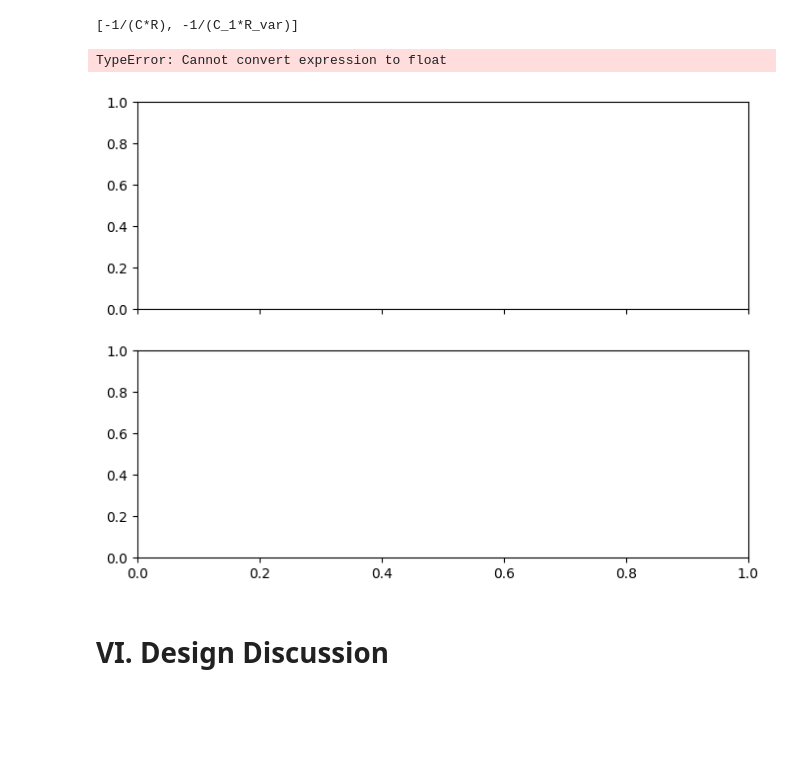
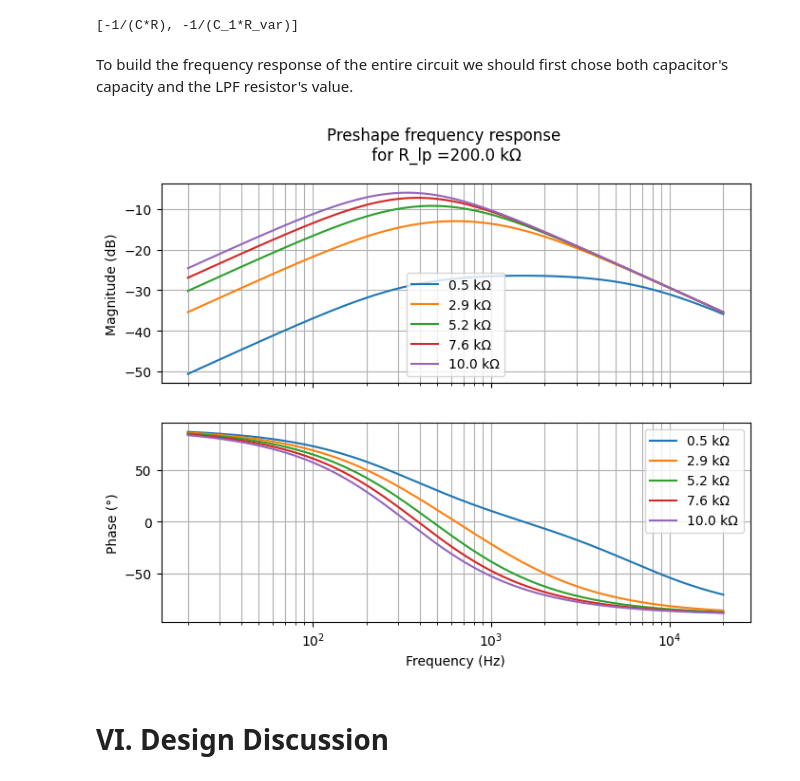
Before and after one commit to TitSo17/custom-fuzz-face, a Jupyter notebook: analysis/notebooks/01_PreShape_filter.ipynb, the cells around one changed output. Cells and saved outputs as stored; diff of their text form; code cells hidden in the pictures; blank space fills up the shorter version.

```diff
--- a/analysis/notebooks/01_PreShape_filter.ipynb
+++ b/analysis/notebooks/01_PreShape_filter.ipynb
@@ -280,42 +284,48 @@ zeros
 poles
 # %% [output]
 [-1/(C*R), -1/(C_1*R_var)]
-# %%
-# Attention ici ce n'est pas ça parce que là on fait varier les 2 resistance et c'est pas le but
-Variable_resistance_bode(H_ps, Resistor_market, 47e-9,(20,200), 1000, "PreShape frequency response")
-# %% [output]
-TypeError: Cannot convert expression to float
-[figure, removed]
+# %% [markdown]
+To build the frequency response of the entire circuit we should first chose both capacitor's capacity and the LPF resistor's value.
 # %%
-# Olala pause j'ai le cerveau en feu ce soir
-f = np.logspace(np.log10(20), np.log10(20000), n)
+f = np.logspace(np.log10(20), np.log10(20000), 1000)
 omega_range = 2*np.pi*f
+
 fig, (ax1, ax2) = plt.subplots(
 2, 1,
 sharex=True,
 figsize=(8,6)
 )
 
+R_lp = 200e3         # LPF resistor's value
+C_lp = 47e-9         # LPF capacitor's capacity
+Lpf = sympy_to_tf(H_lp, 10e3,47e-9)
+
+R_values = np.linspace(500,10e3,5) # Potentiometer's values
 for R_value in R_values:
 
-    sys = sympy_to_tf(H, R_value, C_value)
-    mag, phase, omega = ct.frequency_response(sys, omega_range)
+    Hpf = sympy_to_tf(H_hp, R_value, C_value)
+    Pshape = Hpf*Lpf
+    mag, phase, omega = ct.frequency_response(Pshape, omega_range)
     f = omega / (2*np.pi)
     mag_db = 20*np.log10(mag)
     phase_deg = np.degrees(phase)
 
     ax1.semilogx(f, mag_db, label=f"{R_value/1000:.1f} kΩ")
     ax2.semilogx(f, phase_deg, label=f"{R_value/1000:.1f} kΩ")
 
 # Display settings for a clean view
 ax1.grid(True, which="both")
 ax2.grid(True, which="both")
 ax1.set_ylabel("Magnitude (dB)")
 ax2.set_ylabel("Phase (°)")
 ax2.set_xlabel("Frequency (Hz)")
 ax1.legend()
 ax2.legend()
+title = f"Preshape frequency response \n for R_lp ={R_lp/1000:.1f} kΩ "
 fig.suptitle(title)
+# plt.savefig(f"plots/{title}.png")
 plt.show()
+# %% [output]
+[figure, added]
 # %% [markdown]
 # **VI. Design Discussion**
```
Also changed, not shown: parts of 4 cells of this notebook, 5 other files.
